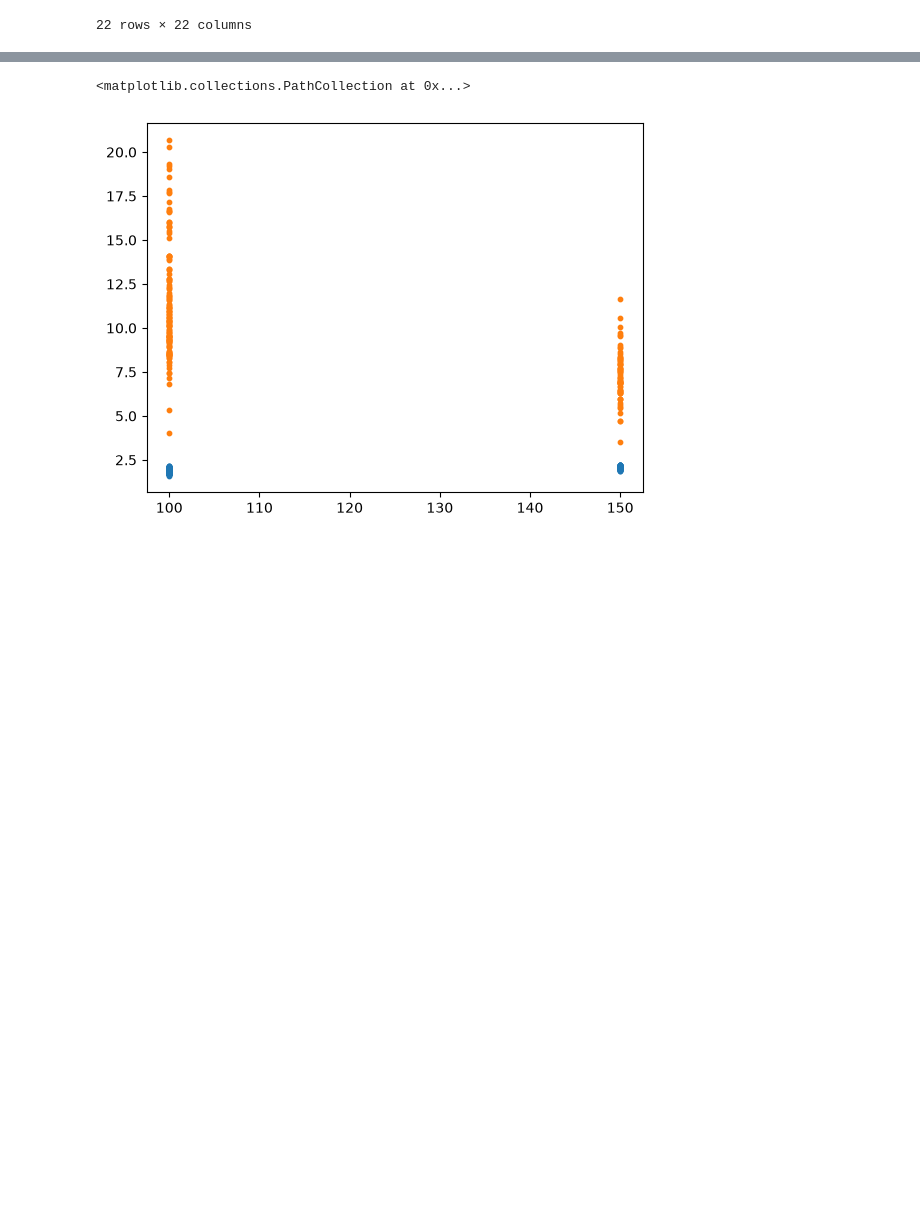
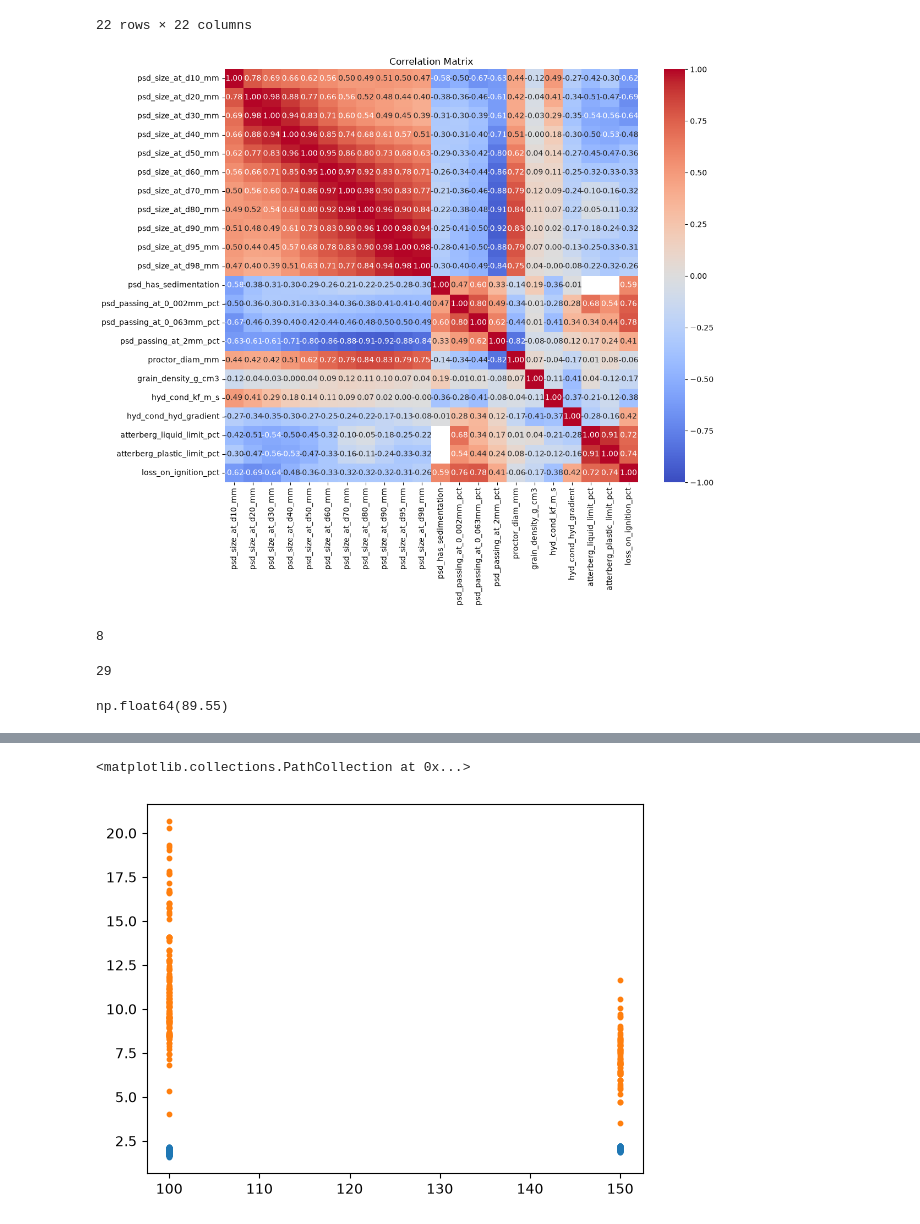
Before and after one commit to jkmathilda/proctor_prediction, a Jupyter notebook: eda.ipynb, the cells around one changed output, grey strips where cells are left out. Drawn from its saved outputs; the diff is of its cells as text; code cells hidden in the pictures; blank space fills up the shorter version.

Commit message:
heatmap

```diff
--- a/eda.ipynb
+++ b/eda.ipynb
@@ -29,6 +34,52 @@ corr_mat
 | atterberg_plastic_limit_pct | -0.30393 | -0.46817 | -0.55597 | -0.53160 | -0.47373 | ... |
 | loss_on_ignition_pct | -0.62057 | -0.68912 | -0.64485 | -0.48108 | -0.36243 | ... |
 22 rows × 22 columns
+# %%
+plt.figure(figsize=(12, 10))
+
+sns.heatmap(
+    corr_mat,
+    cmap='coolwarm',
+    annot=True,      # Show correlation values
+    fmt='.2f',       # 2 decimal places
+    vmin=-1,
+    vmax=1,
+    square=True
+)
+
+plt.title("Correlation Matrix")
+plt.tight_layout()
+plt.show()
+# %% [output]
+[figure, added]
+# %%
+temp = ['psd_has_sedimentation', 'psd_passing_at_0_002mm_pct', 'psd_passing_at_0_063mm_pct',
+       'psd_passing_at_2mm_pct',
+       'proctor_diam_mm', 'grain_density_g_cm3', 'hyd_cond_kf_m_s',
+       'hyd_cond_hyd_gradient', 'atterberg_liquid_limit_pct',
+       'atterberg_plastic_limit_pct', 'loss_on_ignition_pct']
+
+lst = []
+
+for col in df[temp]:
+    for row in df[temp]:
+        if row == col:  # want upper trianglar
+            break
+        elif corr_mat.loc[row, col] >= 0.6:
+            lst.append([row, col])
+
+len(lst)
+# lst
+# %% [output]
+8
+# %%
+len(df.columns)
+# %% [output]
+29
+# %%
+df['psd_passing_at_0_063mm_pct'].max()
+# %% [output]
+np.float64(89.55)
 # %%
 temp = ['psd_has_sedimentation', 'psd_passing_at_0_002mm_pct', 'psd_passing_at_0_063mm_pct',
        'psd_passing_at_2mm_pct', 'proctor_mdd_g_cm3', 'proctor_owc_pct',
```
Also changed, not shown: parts of 10 cells of this notebook.
